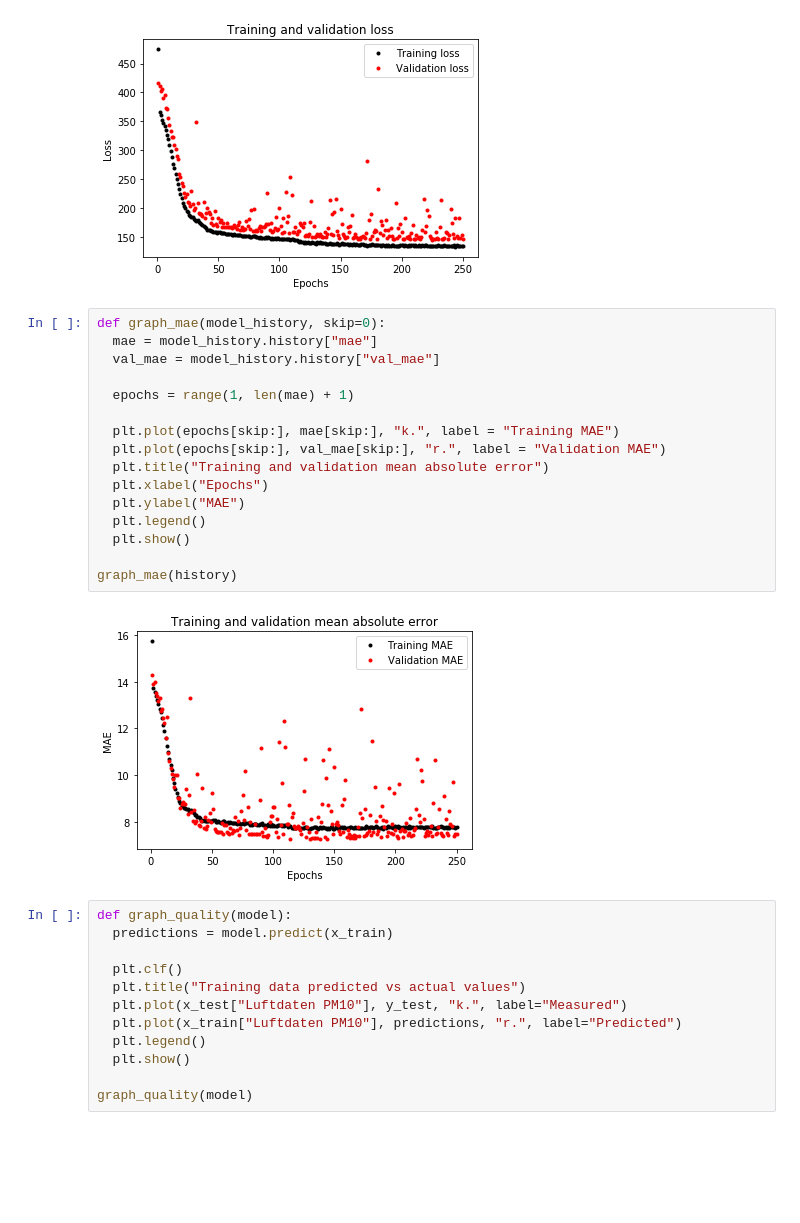
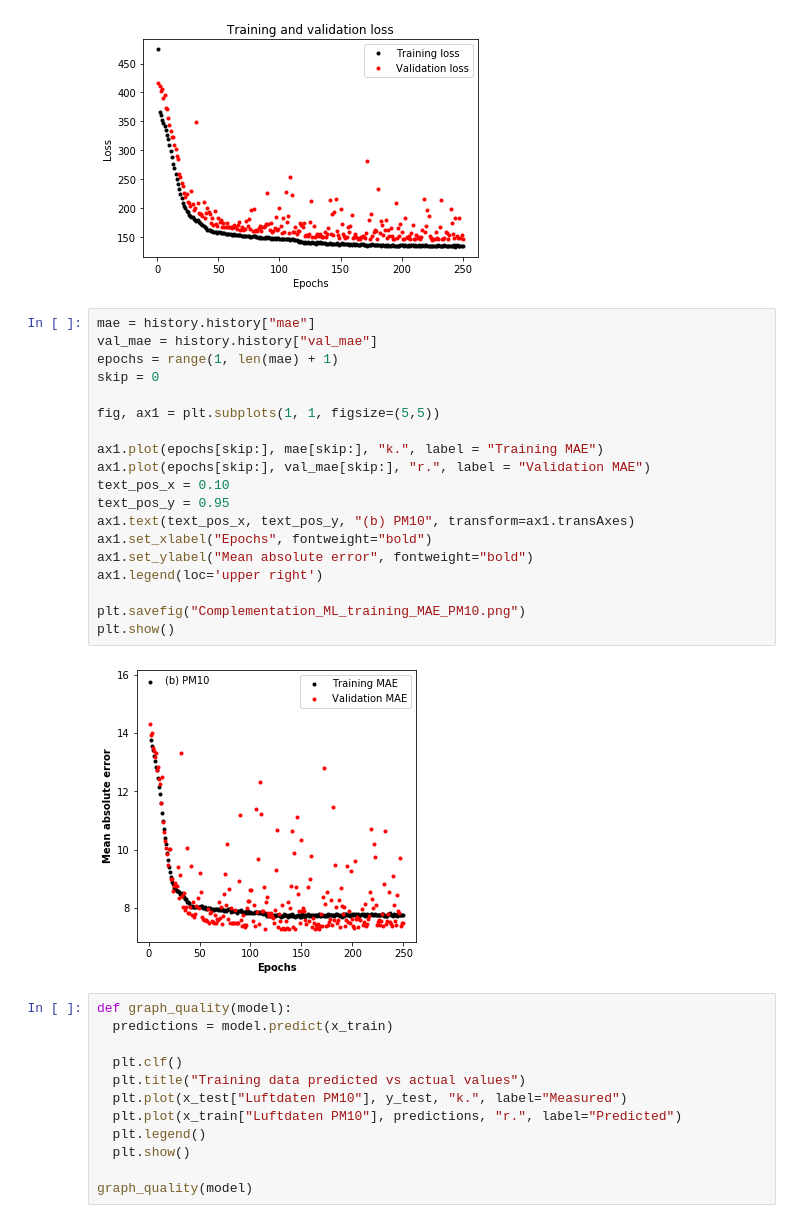
Before and after one commit to dobra-dobra/PM-ML-correction, a Jupyter notebook: Complementation_with_ML_PM10.ipynb, the cells around one changed output. Drawn from its saved outputs; the diff is of its cells as text; blank space fills up the shorter version.

```diff
--- a/Complementation_with_ML_PM10.ipynb
+++ b/Complementation_with_ML_PM10.ipynb
@@ -260,23 +260,26 @@ graph_loss(history)
 # %% [output]
 [figure]
 # %%
-def graph_mae(model_history, skip=0):
-  mae = model_history.history["mae"]
-  val_mae = model_history.history["val_mae"]
+mae = history.history["mae"]
+val_mae = history.history["val_mae"]
+epochs = range(1, len(mae) + 1)
+skip = 0
 
-  epochs = range(1, len(mae) + 1)
+fig, ax1 = plt.subplots(1, 1, figsize=(5,5))
 
-  plt.plot(epochs[skip:], mae[skip:], "k.", label = "Training MAE")
-  plt.plot(epochs[skip:], val_mae[skip:], "r.", label = "Validation MAE")
-  plt.title("Training and validation mean absolute error")
-  plt.xlabel("Epochs")
-  plt.ylabel("MAE")
-  plt.legend()
-  plt.show()
+ax1.plot(epochs[skip:], mae[skip:], "k.", label = "Training MAE")
+ax1.plot(epochs[skip:], val_mae[skip:], "r.", label = "Validation MAE")
+text_pos_x = 0.10
+text_pos_y = 0.95
+ax1.text(text_pos_x, text_pos_y, "(b) PM10", transform=ax1.transAxes)
+ax1.set_xlabel("Epochs", fontweight="bold")
+ax1.set_ylabel("Mean absolute error", fontweight="bold")
+ax1.legend(loc='upper right')
 
-graph_mae(history)
+plt.savefig("Complementation_ML_training_MAE_PM10.png")
+plt.show()
 # %% [output]
-[figure, old version]
+[figure, new version]
 # %%
 def graph_quality(model):
   predictions = model.predict(x_train)
```
Also changed, not shown: parts of 3 cells of this notebook, 2 other files.
